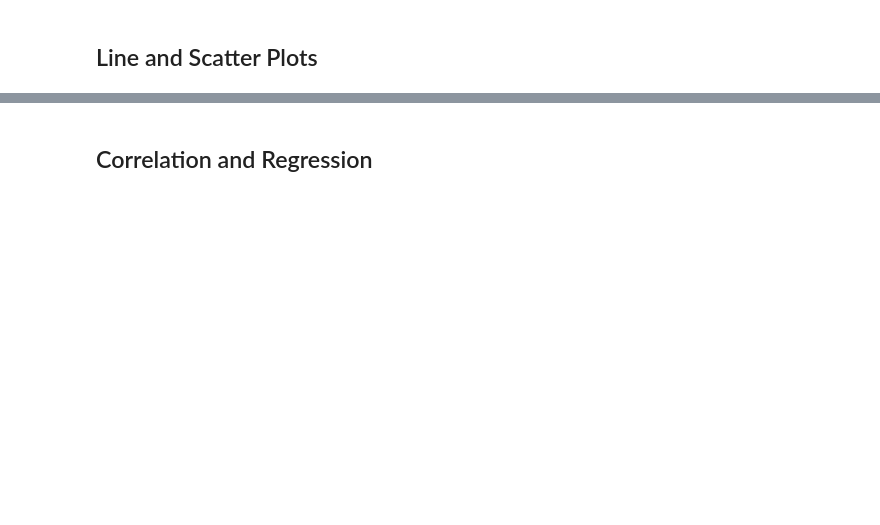
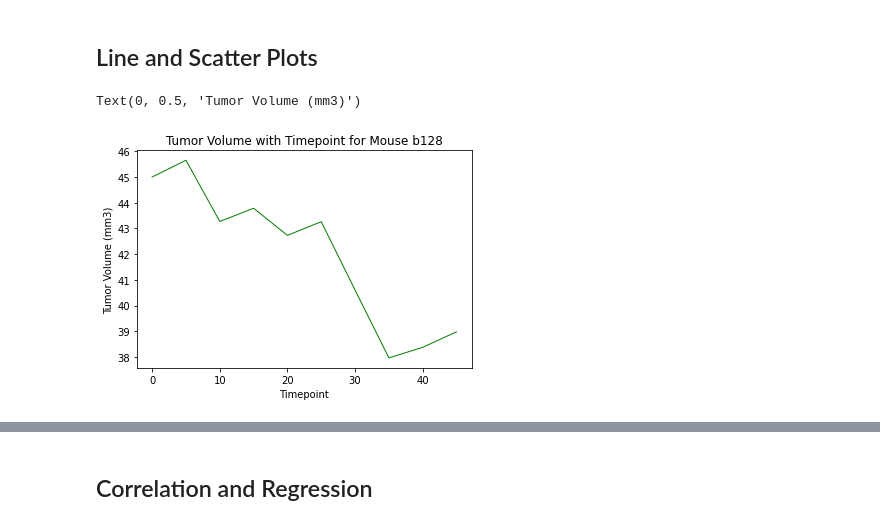
Before and after one commit to kealvarez/matplotlib-challenge, a Jupyter notebook: Pymaceuticals/pymaceuticals_actual.ipynb, the cells around one changed output, grey strips where cells are left out. Saved outputs shown, nothing was run; the diff lists cells and outputs as text; code cells hidden in the pictures; blank space fills up the shorter version.

```diff
--- a/Pymaceuticals/pymaceuticals_actual.ipynb
+++ b/Pymaceuticals/pymaceuticals_actual.ipynb
@@ -235,2 +294,23 @@ mice_list
+# %%
+# Generate a line plot of tumor volume vs. timepoint for a mouse treated with Capomulin
+capomulin_df = merged_data.loc[merged_data["Drug Regimen"] == "Capomulin",:]
+capomulin_last = capomulin_df.groupby('Mouse ID').max()['Timepoint']
+capomulin = pd.DataFrame(capomulin_last)
+capomulin_merge = pd.merge(capomulin, merged_data, on = ("Mouse ID", "Timepoint"), how = "left")
+capomulin_merge.head()
+
+tumor_mouse_df = Capomulin_df.loc[Capomulin_df["Mouse ID"] == "b128",:]
+tumor_mouse_df.head()
+
+x_axis = tumor_mouse_df['Timepoint']
+y_axis = tumor_mouse_df['Tumor Volume (mm3)']
+
+plt.plot(x_axis, y_axis, linewidth=1, color="green", label="Fahreneit")
+plt.title('Tumor Volume with Timepoint for Mouse b128')
+plt.xlabel('Timepoint')
+plt.ylabel('Tumor Volume (mm3)')
+# %% [output]
+Text(0, 0.5, 'Tumor Volume (mm3)')
+[figure, added]
 # %%
 # Generate a scatter plot of average tumor volume vs. mouse weight for the Capomulin regimen
```
Also changed, not shown: parts of 13 cells of this notebook.
